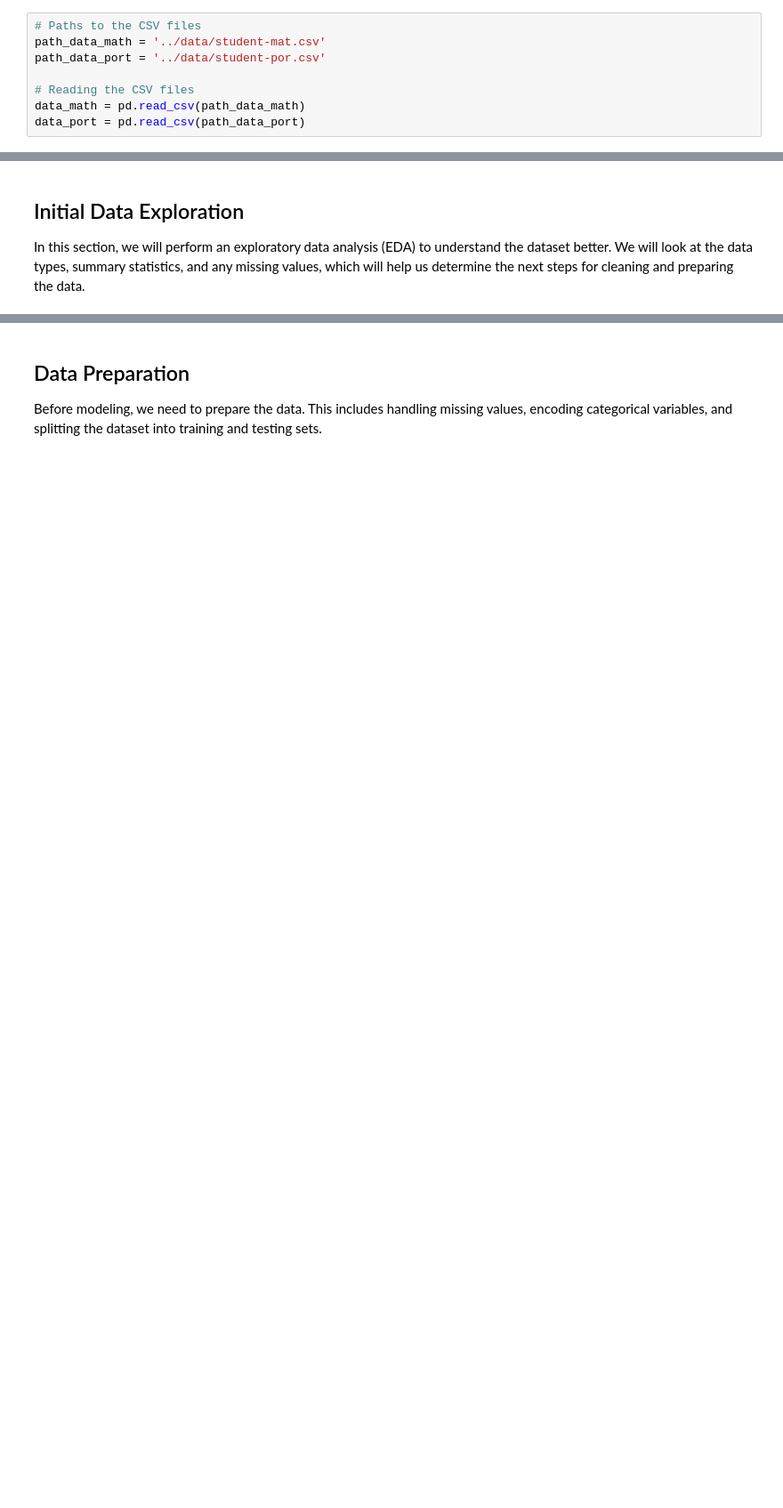
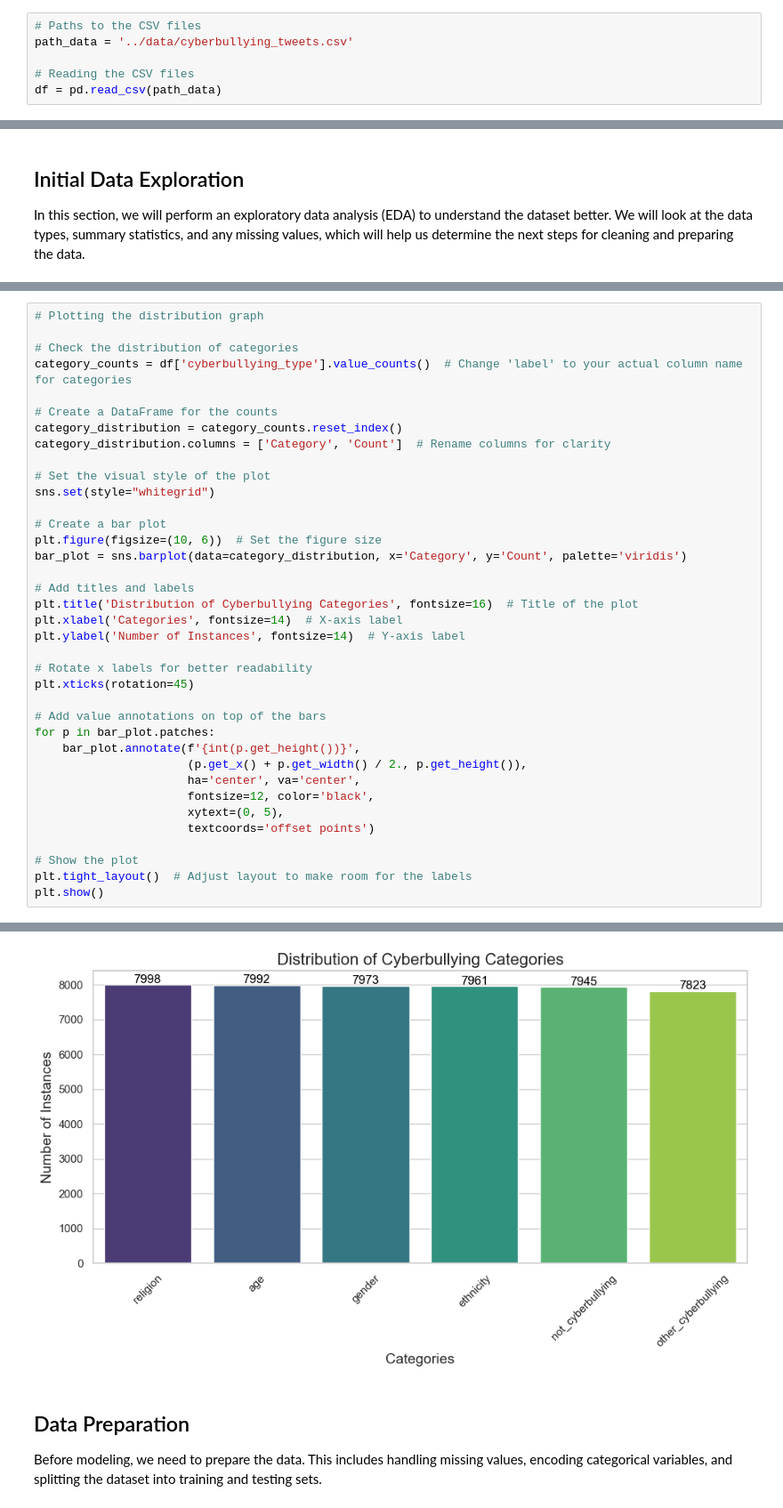
Before and after one commit to richenapedro/Data-Science-Analyst, a Jupyter notebook: Working/CyberBullying Detection/script/CyberBullying Detection.ipynb, the cells around one changed output, grey strips where cells are left out. Shown: that part at 89% size. Saved outputs shown, nothing was run; the diff lists cells and outputs as text; blank space fills up the shorter version.

```diff
--- a/Working/CyberBullying Detection/script/CyberBullying Detection.ipynb
+++ b/Working/CyberBullying Detection/script/CyberBullying Detection.ipynb
@@ -125,10 +140,8 @@ from sklearn.linear_model import LinearRegression
 Here, we will load the dataset containing information about students' alcohol consumption and related factors. We will examine the structure of the data and check for any initial issues such as missing values.
 # %%
 # Paths to the CSV files
-path_data_math = '../data/student-mat.csv'
-path_data_port = '../data/student-por.csv'
+path_data = '../data/cyberbullying_tweets.csv'
 
 # Reading the CSV files
-data_math = pd.read_csv(path_data_math)
-data_port = pd.read_csv(path_data_port)
+df = pd.read_csv(path_data)
 # %%
@@ -323,0 +210,38 @@ We will analyze the correlations between numerical features in the dataset. This
+# %%
+# Plotting the distribution graph
+
+# Check the distribution of categories
+category_counts = df['cyberbullying_type'].value_counts()  # Change 'label' to your actual column name for categories
+
+# Create a DataFrame for the counts
+category_distribution = category_counts.reset_index()
+category_distribution.columns = ['Category', 'Count']  # Rename columns for clarity
+
+# Set the visual style of the plot
+sns.set(style="whitegrid")
+
+# Create a bar plot
+plt.figure(figsize=(10, 6))  # Set the figure size
+bar_plot = sns.barplot(data=category_distribution, x='Category', y='Count', palette='viridis')
+
+# Add titles and labels
+plt.title('Distribution of Cyberbullying Categories', fontsize=16)  # Title of the plot
+plt.xlabel('Categories', fontsize=14)  # X-axis label
+plt.ylabel('Number of Instances', fontsize=14)  # Y-axis label
+
+# Rotate x labels for better readability
+plt.xticks(rotation=45)
+
+# Add value annotations on top of the bars
+for p in bar_plot.patches:
+    bar_plot.annotate(f'{int(p.get_height())}',
+                      (p.get_x() + p.get_width() / 2., p.get_height()),
+                      ha='center', va='center',
+                      fontsize=12, color='black',
+                      xytext=(0, 5),
+                      textcoords='offset points')
+
+# Show the plot
+plt.tight_layout()  # Adjust layout to make room for the labels
+plt.show()
+# %% [output]
@@ -324,3 +251,4 @@ We will analyze the correlations between numerical features in the dataset. This
+[figure, added]
 # %% [markdown]
 ## Data Preparation <a name="data-preparation"></a>
 Before modeling, we need to prepare the data. This includes handling missing values, encoding categorical variables, and splitting the dataset into training and testing sets.
```
Also changed, not shown: parts of 16 cells of this notebook.
